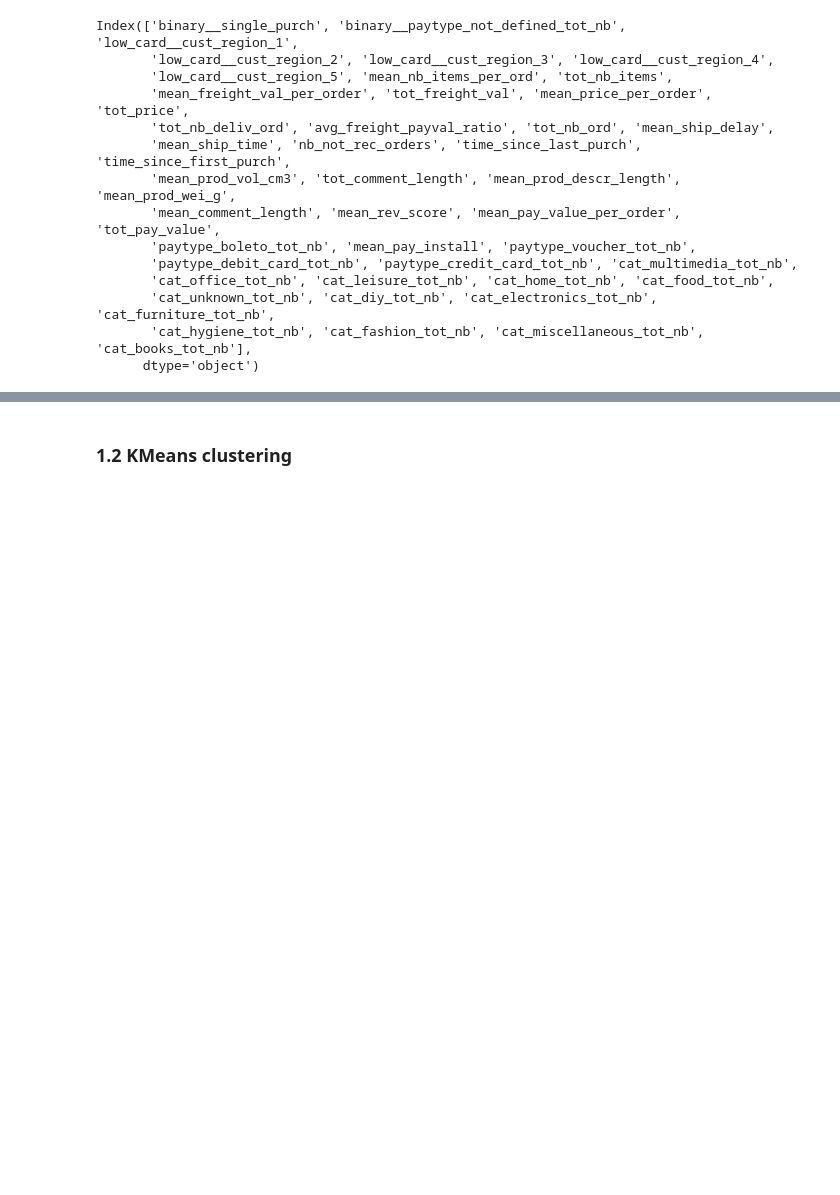
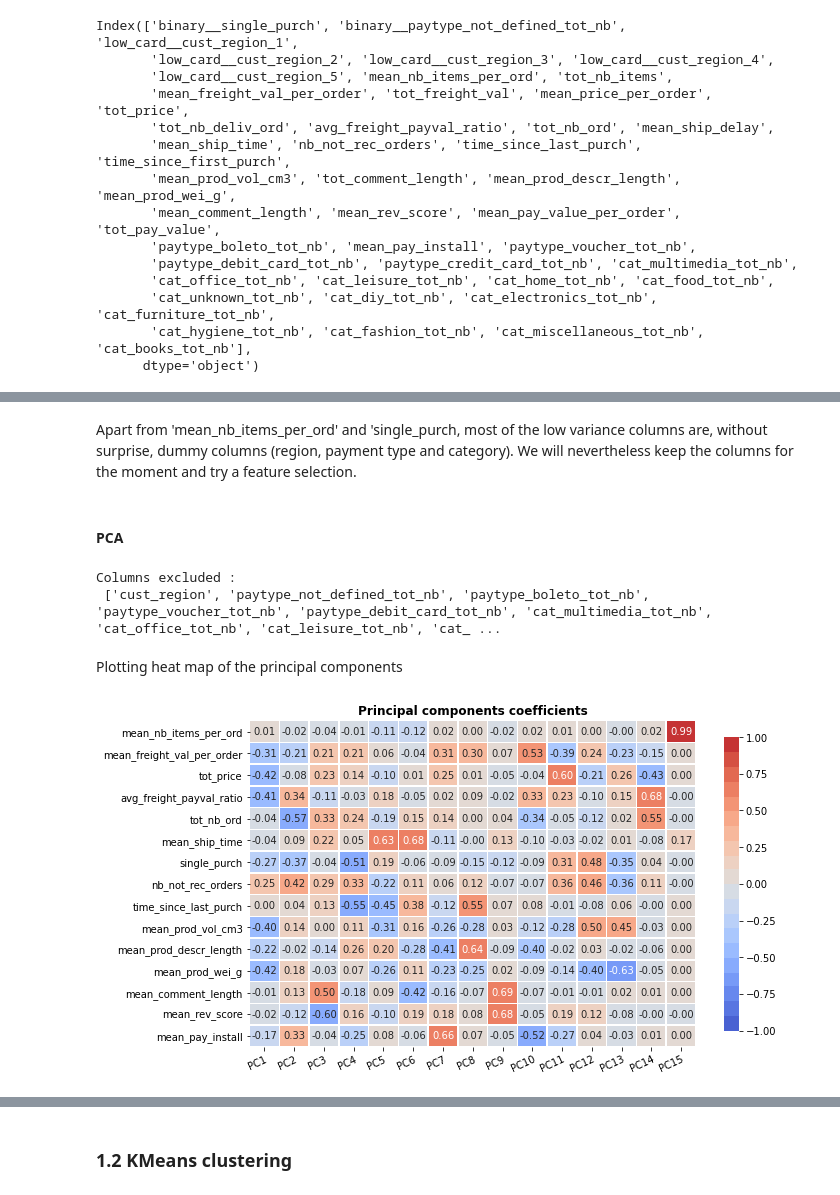
Before and after one commit to SmellyArmure/OC_DS_Project5, a Jupyter notebook: NOTEBOOKS/P5_Clustering.ipynb, the cells around one changed output, grey strips where cells are left out. Saved outputs shown, nothing was run; the diff lists cells and outputs as text; code cells hidden in the pictures; blank space fills up the shorter version.

```diff
--- a/NOTEBOOKS/P5_Clustering.ipynb
+++ b/NOTEBOOKS/P5_Clustering.ipynb
@@ -277,0 +388,48 @@ Index(['binary__single_purch', 'binary__paytype_not_defined_tot_nb', 'low_card__
+# %% [markdown]
+
+Apart from 'mean_nb_items_per_ord' and 'single_purch, most of the low variance columns are, without surprise, dummy columns (region, payment type and category).
+We will nevertheless keep the columns for the moment and try a feature selection.
+# %% [markdown]
+#### PCA
+# %%
+# Data selection
+sel_cols = [c for c in df_cust_vif.columns \
+            if not (('cat_' in c)\
+                    or ('paytype' in c)\
+                    or ('reg' in c))]
+print("Columns excluded :\n",
+      [c for c in df_cust_vif if c not in sel_cols])
+
+# Transformation and encoding
+ct1 = CustTransformer(strat_low_card='ohe',
+                      strat_quant='quant_norm')
+ct2 = CustTransformer(strat_quant='stand')
+df_sel_trans = ct2.fit_transform(ct1.fit_transform(df_cust_vif[sel_cols]))
+# %% [output]
+Columns excluded :
+ ['cust_region', 'paytype_not_defined_tot_nb', 'paytype_boleto_tot_nb', 'paytype_voucher_tot_nb', 'paytype_debit_card_tot_nb', 'cat_multimedia_tot_nb', 'cat_office_tot_nb', 'cat_leisure_tot_nb', 'cat_ ...
+# %%
+from sklearn.decomposition import PCA
+
+n_comp = len(df_sel_trans.columns)
+pca = PCA(n_components=n_comp).fit(df_sel_trans)
+
+# Performing pca
+pca_comp = pd.DataFrame(pca.components_,
+                      index=['PC'+str(i+1) for i in range(n_comp)],
+                      columns=sel_cols).T
+
+# Projection of the dataframe on all pca axes
+df_proj_PCA = pd.DataFrame(pca.transform(df_sel_trans),
+                           index=df_sel_trans.index,
+                           columns=['PC'+str(i) for i in range(n_comp)])
+# %% [markdown]
+Plotting heat map of the principal components
+# %%
+plot_heatmap(pca_comp,'Principal components coefficients',
+             vmin=-1, vmax=1, center=0,
+             palette=sns.color_palette("coolwarm", 20),
+             figsize=(10,6),shape='rect')
+plt.show()
+# %% [output]
+[figure, added]
```
Also changed, not shown: parts of 49 cells of this notebook, 1 other file.
